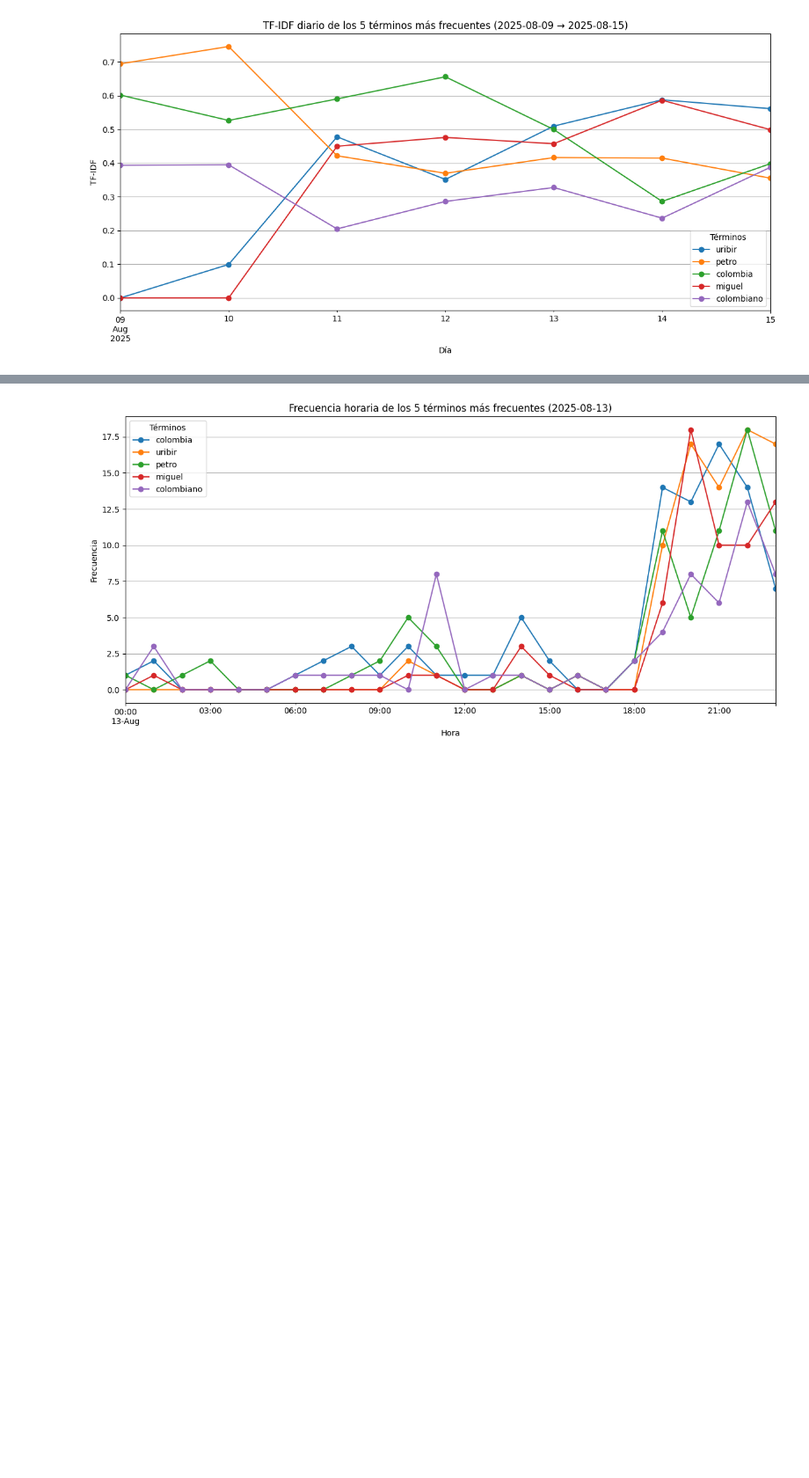
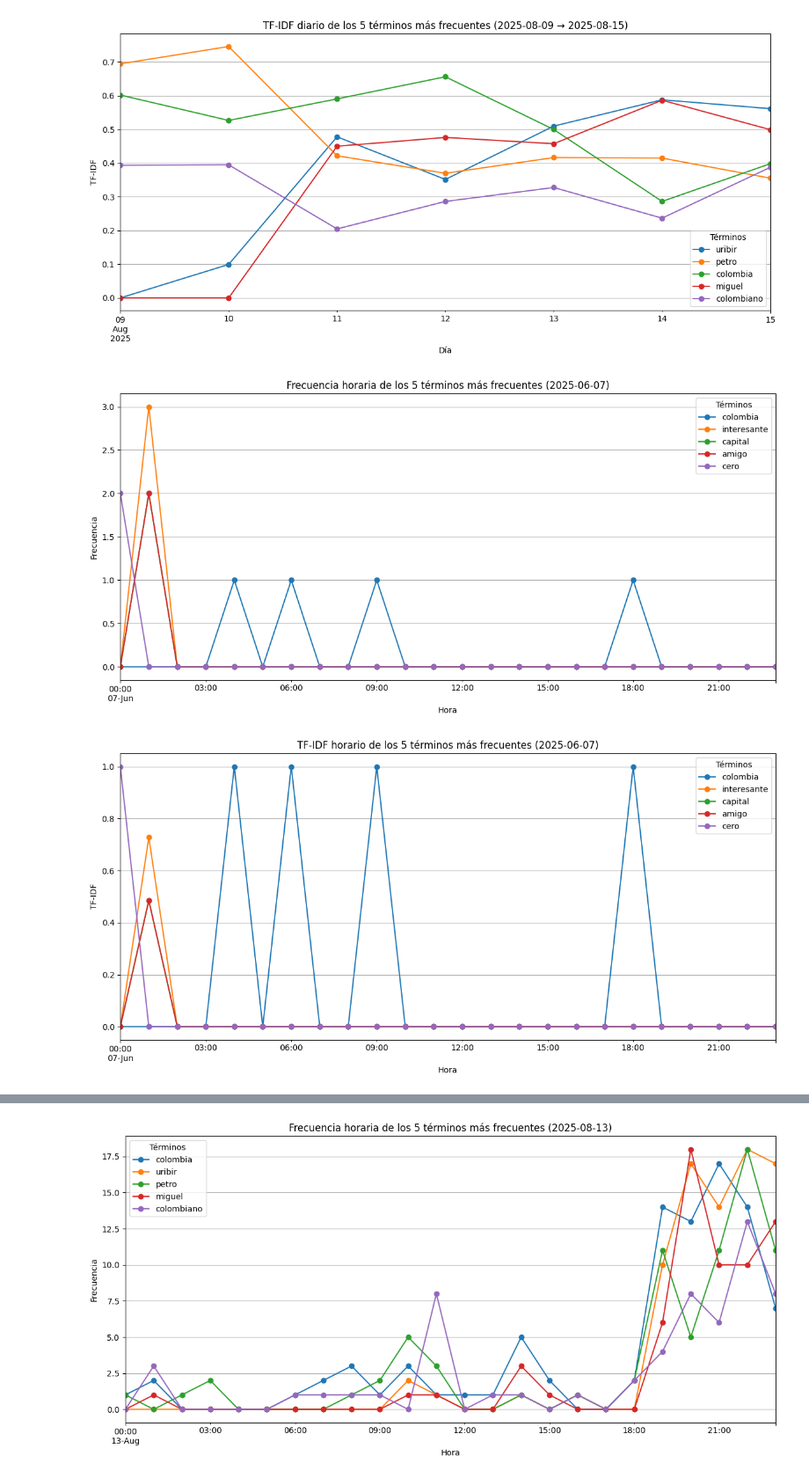
Before and after one commit to lauubetancourt/youtube-data-extraction, a Jupyter notebook: notebooks/TF-IDF.ipynb, the cells around one changed output, grey strips where cells are left out. Shown at 88% size. Cells and saved outputs as stored; diff of their text form; code cells hidden in the pictures; blank space fills up the shorter version.

```diff
--- a/notebooks/TF-IDF.ipynb
+++ b/notebooks/TF-IDF.ipynb
@@ -560,6 +560,19 @@ def top_terms_24h(
     plt.show()
 
     return counts_df, tfidf_df
+# %%
+# Día del atentado a Miguel Uribe
+counts_24h, tfidf_24h = top_terms_24h(
+    df,
+    day="2025-06-07",
+    top_n=5,
+    stopwords=stopwords_es,
+    text_col="cleaned_comment",
+    datetime_col="published_at",
+)
+# %% [output]
+[figure, added]
+[figure, added]
 # %%
 # Día del fallecimiento de Miguel Uribe
 counts_24h, tfidf_24h = top_terms_24h(
```
Also changed, not shown: parts of 8 cells of this notebook, 3 other files.
